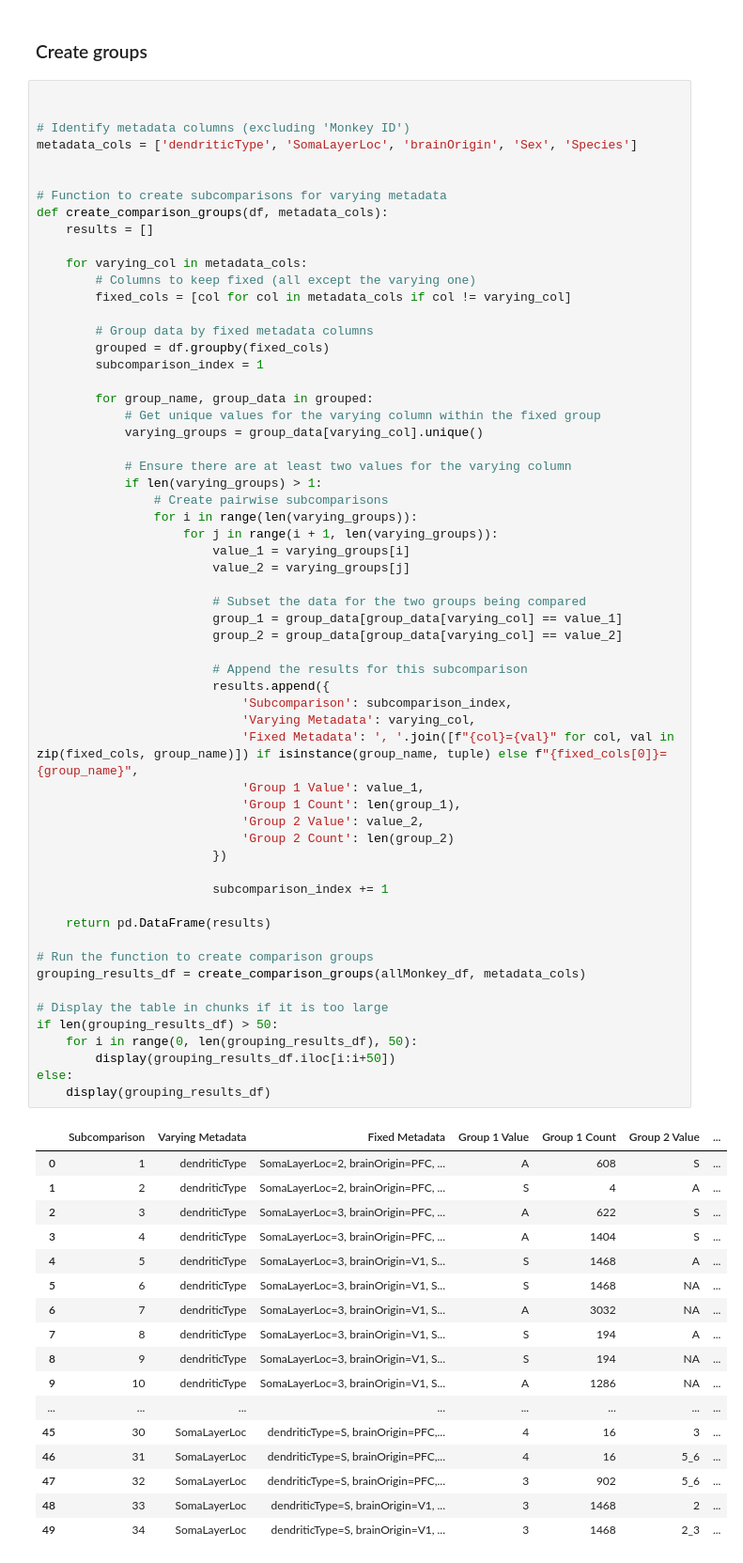
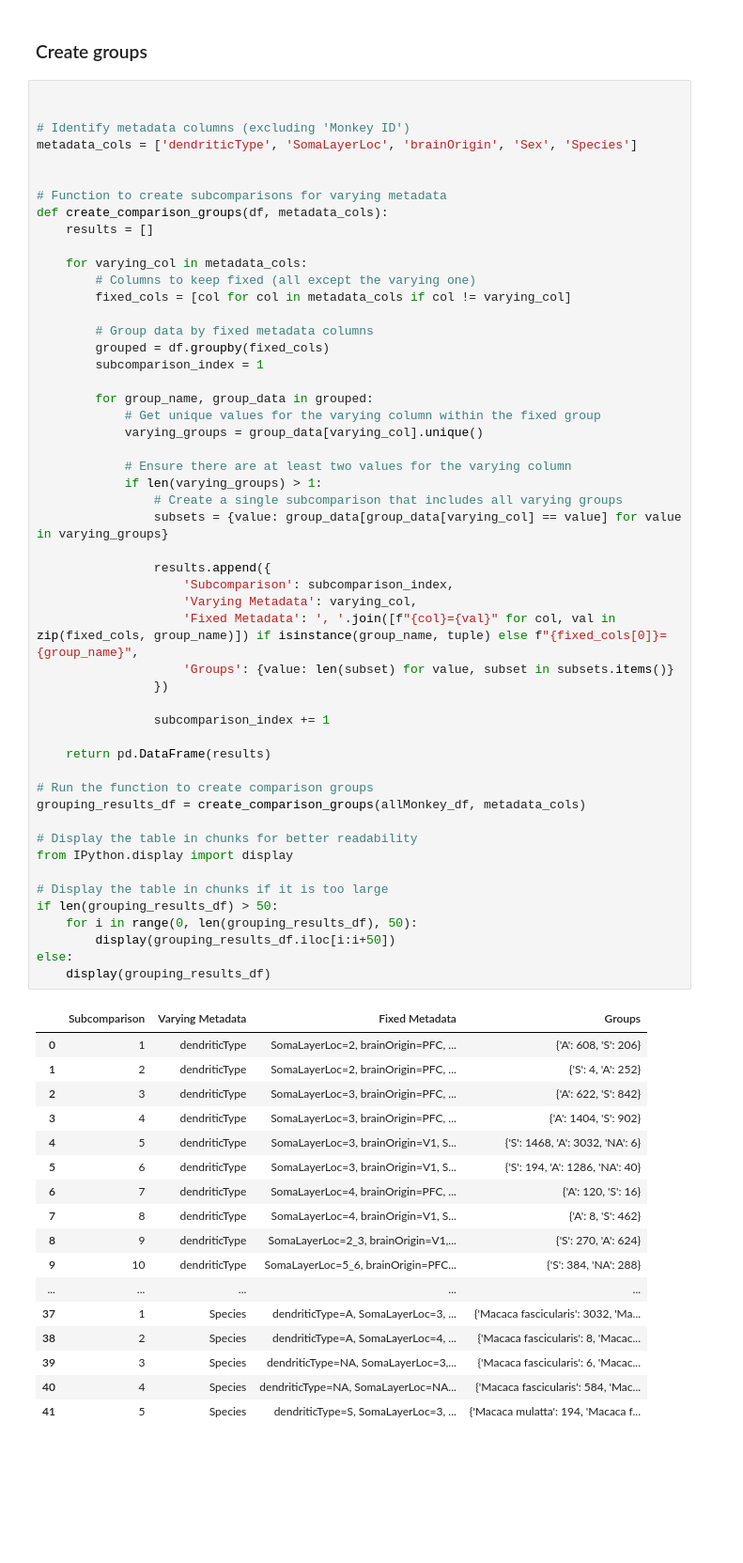
Before and after one commit to voytekresearch/spikewise, a Jupyter notebook: datasets/primate_dataset/Group_creation_for_stats.ipynb, the cells around one changed output. Shown at 94% size. Saved outputs shown, nothing was run; the diff lists cells and outputs as text; blank space fills up the shorter version.

Commit message:
modify code to include variables with multiple subgroups

```diff
--- a/datasets/primate_dataset/Group_creation_for_stats.ipynb
+++ b/datasets/primate_dataset/Group_creation_for_stats.ipynb
@@ -60,67 +60,59 @@ def create_comparison_groups(df, metadata_cols):
 
     for varying_col in metadata_cols:
         # Columns to keep fixed (all except the varying one)
         fixed_cols = [col for col in metadata_cols if col != varying_col]
 
         # Group data by fixed metadata columns
         grouped = df.groupby(fixed_cols)
         subcomparison_index = 1
 
         for group_name, group_data in grouped:
             # Get unique values for the varying column within the fixed group
             varying_groups = group_data[varying_col].unique()
 
             # Ensure there are at least two values for the varying column
             if len(varying_groups) > 1:
-                # Create pairwise subcomparisons
-                for i in range(len(varying_groups)):
-                    for j in range(i + 1, len(varying_groups)):
-                        value_1 = varying_groups[i]
-                        value_2 = varying_groups[j]
+                # Create a single subcomparison that includes all varying groups
+                subsets = {value: group_data[group_data[varying_col] == value] for value in varying_groups}
 
-                        # Subset the data for the two groups being compared
-                        group_1 = group_data[group_data[varying_col] == value_1]
-                        group_2 = group_data[group_data[varying_col] == value_2]
+                results.append({
+                    'Subcomparison': subcomparison_index,
+                    'Varying Metadata': varying_col,
+                    'Fixed Metadata': ', '.join([f"{col}={val}" for col, val in zip(fixed_cols, group_name)]) if isinstance(group_name, tuple) else f"{fixed_cols[0]}={group_name}",
+                    'Groups': {value: len(subset) for value, subset in subsets.items()}
+                })
 
-                        # Append the results for this subcomparison
-                        results.append({
-                            'Subcomparison': subcomparison_index,
-                            'Varying Metadata': varying_col,
-                            'Fixed Metadata': ', '.join([f"{col}={val}" for col, val in zip(fixed_cols, group_name)]) if isinstance(group_name, tuple) else f"{fixed_cols[0]}={group_name}",
-                            'Group 1 Value': value_1,
-                            'Group 1 Count': len(group_1),
-                            'Group 2 Value': value_2,
-                            'Group 2 Count': len(group_2)
-                        })
-
-                        subcomparison_index += 1
+                subcomparison_index += 1
 
     return pd.DataFrame(results)
 
 # Run the function to create comparison groups
 grouping_results_df = create_comparison_groups(allMonkey_df, metadata_cols)
+
+# Display the table in chunks for better readability
+from IPython.display import display
 
 # Display the table in chunks if it is too large
 if len(grouping_results_df) > 50:
     for i in range(0, len(grouping_results_df), 50):
         display(grouping_results_df.iloc[i:i+50])
 else:
     display(grouping_results_df)
 # %% [output]
-|  | Subcomparison | Varying Metadata | Fixed Metadata | Group 1 Value | Group 1 Count | Group 2 Value | ... |
-| 0 | 1 | dendriticType | SomaLayerLoc=2, brainOrigin=PFC, ... | A | 608 | S | ... |
-| 1 | 2 | dendriticType | SomaLayerLoc=2, brainOrigin=PFC, ... | S | 4 | A | ... |
-| 2 | 3 | dendriticType | SomaLayerLoc=3, brainOrigin=PFC, ... | A | 622 | S | ... |
-| 3 | 4 | dendriticType | SomaLayerLoc=3, brainOrigin=PFC, ... | A | 1404 | S | ... |
-| 4 | 5 | dendriticType | SomaLayerLoc=3, brainOrigin=V1, S... | S | 1468 | A | ... |
-| 5 | 6 | dendriticType | SomaLayerLoc=3, brainOrigin=V1, S... | S | 1468 | NA | ... |
-| 6 | 7 | dendriticType | SomaLayerLoc=3, brainOrigin=V1, S... | A | 3032 | NA | ... |
-| 7 | 8 | dendriticType | SomaLayerLoc=3, brainOrigin=V1, S... | S | 194 | A | ... |
-| 8 | 9 | dendriticType | SomaLayerLoc=3, brainOrigin=V1, S... | S | 194 | NA | ... |
-| 9 | 10 | dendriticType | SomaLayerLoc=3, brainOrigin=V1, S... | A | 1286 | NA | ... |
-| ... | ... | ... | ... | ... | ... | ... | ... |
-| 45 | 30 | SomaLayerLoc | dendriticType=S, brainOrigin=PFC,... | 4 | 16 | 3 | ... |
-| 46 | 31 | SomaLayerLoc | dendriticType=S, brainOrigin=PFC,... | 4 | 16 | 5_6 | ... |
-| 47 | 32 | SomaLayerLoc | dendriticType=S, brainOrigin=PFC,... | 3 | 902 | 5_6 | ... |
-| 48 | 33 | SomaLayerLoc | dendriticType=S, brainOrigin=V1, ... | 3 | 1468 | 2 | ... |
-| 49 | 34 | SomaLayerLoc | dendriticType=S, brainOrigin=V1, ... | 3 | 1468 | 2_3 | ... |
+|  | Subcomparison | Varying Metadata | Fixed Metadata | Groups |
+| 0 | 1 | dendriticType | SomaLayerLoc=2, brainOrigin=PFC, ... | {'A': 608, 'S': 206} |
+| 1 | 2 | dendriticType | SomaLayerLoc=2, brainOrigin=PFC, ... | {'S': 4, 'A': 252} |
+| 2 | 3 | dendriticType | SomaLayerLoc=3, brainOrigin=PFC, ... | {'A': 622, 'S': 842} |
+| 3 | 4 | dendriticType | SomaLayerLoc=3, brainOrigin=PFC, ... | {'A': 1404, 'S': 902} |
+| 4 | 5 | dendriticType | SomaLayerLoc=3, brainOrigin=V1, S... | {'S': 1468, 'A': 3032, 'NA': 6} |
+| 5 | 6 | dendriticType | SomaLayerLoc=3, brainOrigin=V1, S... | {'S': 194, 'A': 1286, 'NA': 40} |
+| 6 | 7 | dendriticType | SomaLayerLoc=4, brainOrigin=PFC, ... | {'A': 120, 'S': 16} |
+| 7 | 8 | dendriticType | SomaLayerLoc=4, brainOrigin=V1, S... | {'A': 8, 'S': 462} |
+| 8 | 9 | dendriticType | SomaLayerLoc=2_3, brainOrigin=V1,... | {'S': 270, 'A': 624} |
+| 9 | 10 | dendriticType | SomaLayerLoc=5_6, brainOrigin=PFC... | {'S': 384, 'NA': 288} |
+| ... | ... | ... | ... | ... |
+| 37 | 1 | Species | dendriticType=A, SomaLayerLoc=3, ... | {'Macaca fascicularis': 3032, 'Ma... |
+| 38 | 2 | Species | dendriticType=A, SomaLayerLoc=4, ... | {'Macaca fascicularis': 8, 'Macac... |
+| 39 | 3 | Species | dendriticType=NA, SomaLayerLoc=3,... | {'Macaca fascicularis': 6, 'Macac... |
+| 40 | 4 | Species | dendriticType=NA, SomaLayerLoc=NA... | {'Macaca fascicularis': 584, 'Mac... |
+| 41 | 5 | Species | dendriticType=S, SomaLayerLoc=3, ... | {'Macaca mulatta': 194, 'Macaca f... |
```
Also changed, not shown: parts of 1 cell of this notebook.
